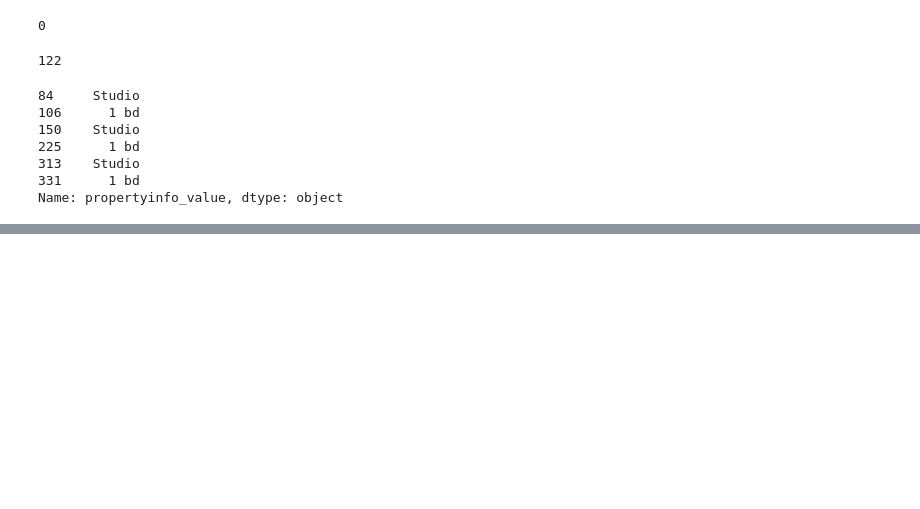
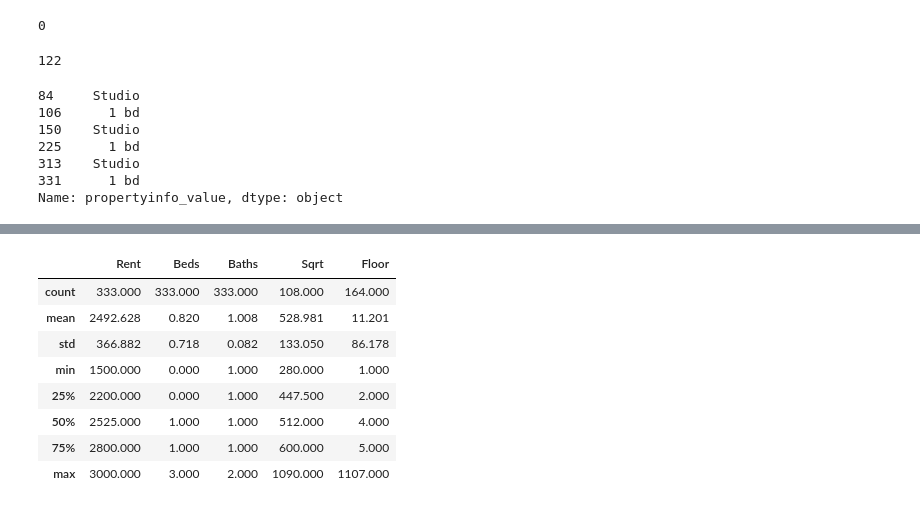
Before and after one commit to qfallen5858/ml, a Jupyter notebook: blueprints/magic/magic.ipynb, the cells around one changed output, grey strips where cells are left out. Cells and saved outputs as stored; diff of their text form; code cells hidden in the pictures; blank space fills up the shorter version.

```diff
--- a/blueprints/magic/magic.ipynb
+++ b/blueprints/magic/magic.ipynb
@@ -98,0 +223,2 @@ ValueError: not enough values to unpack (expected 3, got 1)
+# %%
+sudf.loc[:, 'Baths'] = sudf.loc[:, 'Baths'].astype(float)
@@ -98,0 +231,2 @@ ValueError: not enough values to unpack (expected 3, got 1)
+# %%
+sudf.loc[:, 'Sqrt'] = sudf.loc[:, 'Sqrt'].str.replace(',','')
@@ -98,0 +239,2 @@ ValueError: not enough values to unpack (expected 3, got 1)
+# %%
+sudf.loc[:, 'Sqrt'] = sudf.loc[:, 'Sqrt'].astype(float)
@@ -98,0 +247,2 @@ ValueError: not enough values to unpack (expected 3, got 1)
+# %%
+sudf.loc[:, 'Floor'] = sudf.loc[:, 'Floor'].astype(float)
@@ -98,0 +271,12 @@ ValueError: not enough values to unpack (expected 3, got 1)
+# %%
+sudf.describe()
+# %% [output]
+|  | Rent | Beds | Baths | Sqrt | Floor |
+| count | 333.000 | 333.000 | 333.000 | 108.000 | 164.000 |
+| mean | 2492.628 | 0.820 | 1.008 | 528.981 | 11.201 |
+| std | 366.882 | 0.718 | 0.082 | 133.050 | 86.178 |
+| min | 1500.000 | 0.000 | 1.000 | 280.000 | 1.000 |
+| 25% | 2200.000 | 0.000 | 1.000 | 447.500 | 2.000 |
+| 50% | 2525.000 | 1.000 | 1.000 | 512.000 | 4.000 |
+| 75% | 2800.000 | 1.000 | 1.000 | 600.000 | 5.000 |
+| max | 3000.000 | 3.000 | 2.000 | 1090.000 | 1107.000 |
```
Also changed, not shown: parts of 20 cells of this notebook, 6 other files.
